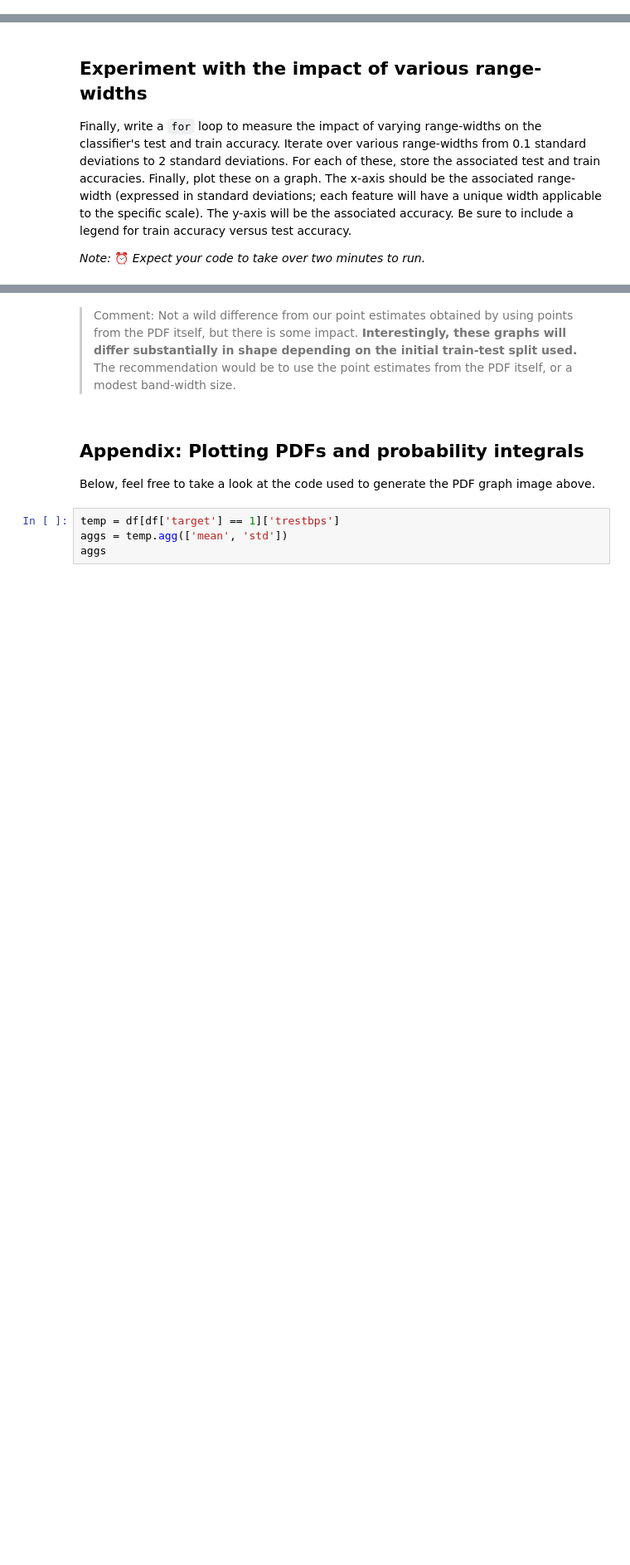
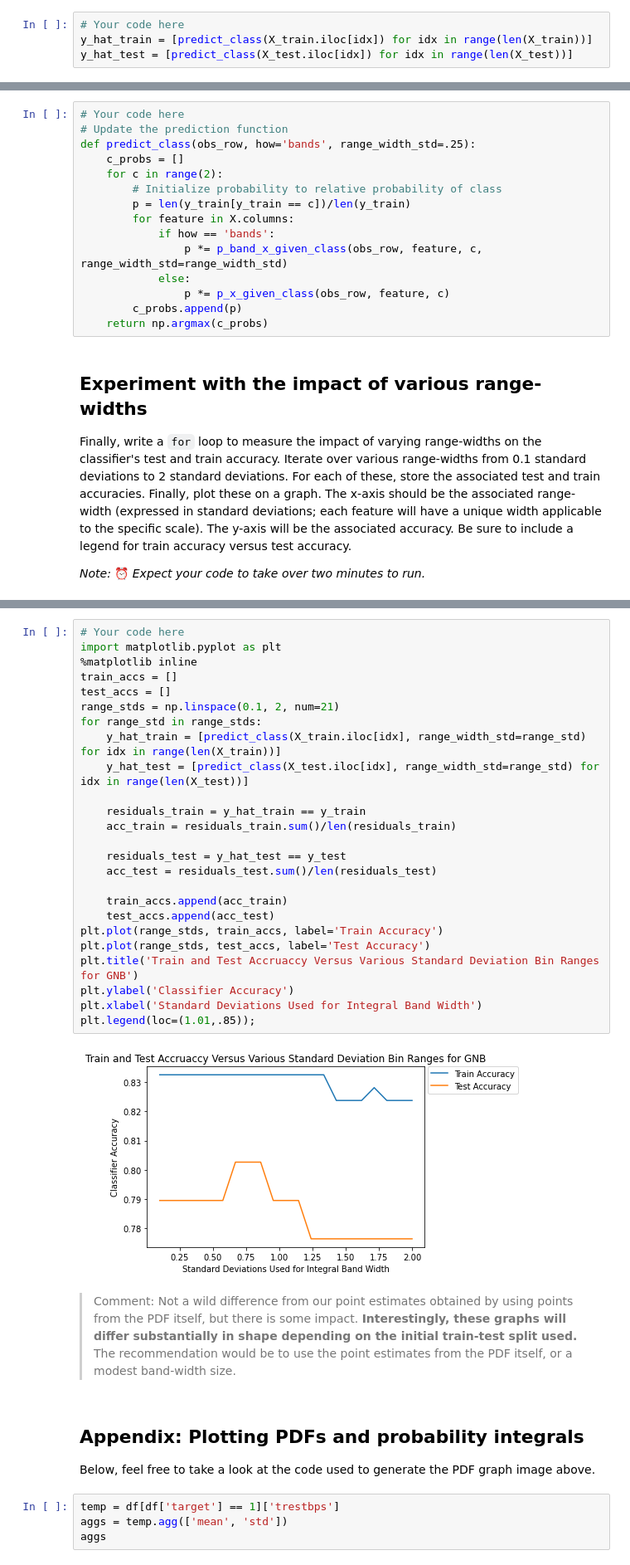
Before and after one commit to CrystalW123/dsc-gaussian-naive-bayes-lab, a Jupyter notebook: index.ipynb, the cells around one changed output, grey strips where cells are left out. Shown: that part at 83% size. Saved outputs shown, nothing was run; the diff lists cells and outputs as text; blank space fills up the shorter version.

```diff
--- a/index.ipynb
+++ b/index.ipynb
@@ -89,2 +114,6 @@ Define a prediction function that will return a predicted class value for a part
+# %%
+# Your code here
+y_hat_train = [predict_class(X_train.iloc[idx]) for idx in range(len(X_train))]
+y_hat_test = [predict_class(X_test.iloc[idx]) for idx in range(len(X_test))]
 # %% [markdown]
 ## Calculate the training and test accuracy
@@ -124,3 +169,18 @@ Now, update the `predict_class()` function to use this new conditional probabili
+# %%
+# Your code here
+# Update the prediction function
+def predict_class(obs_row, how='bands', range_width_std=.25):
+    c_probs = []
+    for c in range(2):
+        # Initialize probability to relative probability of class
+        p = len(y_train[y_train == c])/len(y_train)
+        for feature in X.columns:
+            if how == 'bands':
+                p *= p_band_x_given_class(obs_row, feature, c, range_width_std=range_width_std)
+            else:
+                p *= p_x_given_class(obs_row, feature, c)
+        c_probs.append(p)
+    return np.argmax(c_probs)
 # %% [markdown]
 ## Experiment with the impact of various range-widths
 
@@ -132,3 +190,30 @@ _Note:_ ⏰ _Expect your code to take over two minutes to run._
+# %%
+# Your code here
+import matplotlib.pyplot as plt
+%matplotlib inline
+train_accs = []
+test_accs = []
+range_stds = np.linspace(0.1, 2, num=21)
+for range_std in range_stds:
+    y_hat_train = [predict_class(X_train.iloc[idx], range_width_std=range_std) for idx in range(len(X_train))]
+    y_hat_test = [predict_class(X_test.iloc[idx], range_width_std=range_std) for idx in range(len(X_test))]
+
+    residuals_train = y_hat_train == y_train
+    acc_train = residuals_train.sum()/len(residuals_train)
+
+    residuals_test = y_hat_test == y_test
+    acc_test = residuals_test.sum()/len(residuals_test)
+
+    train_accs.append(acc_train)
+    test_accs.append(acc_test)
+plt.plot(range_stds, train_accs, label='Train Accuracy')
+plt.plot(range_stds, test_accs, label='Test Accuracy')
+plt.title('Train and Test Accruaccy Versus Various Standard Deviation Bin Ranges for GNB')
+plt.ylabel('Classifier Accuracy')
+plt.xlabel('Standard Deviations Used for Integral Band Width')
+plt.legend(loc=(1.01,.85));
+# %% [output]
+[figure, added]
 # %% [markdown]
 > Comment: Not a wild difference from our point estimates obtained by using points from the PDF itself, but there is some impact. **Interestingly, these graphs will differ substantially in shape depending on the initial train-test split used.** The recommendation would be to use the point estimates from the PDF itself, or a modest band-width size.
 # %% [markdown]
```
Also changed, not shown: parts of 13 cells of this notebook.
